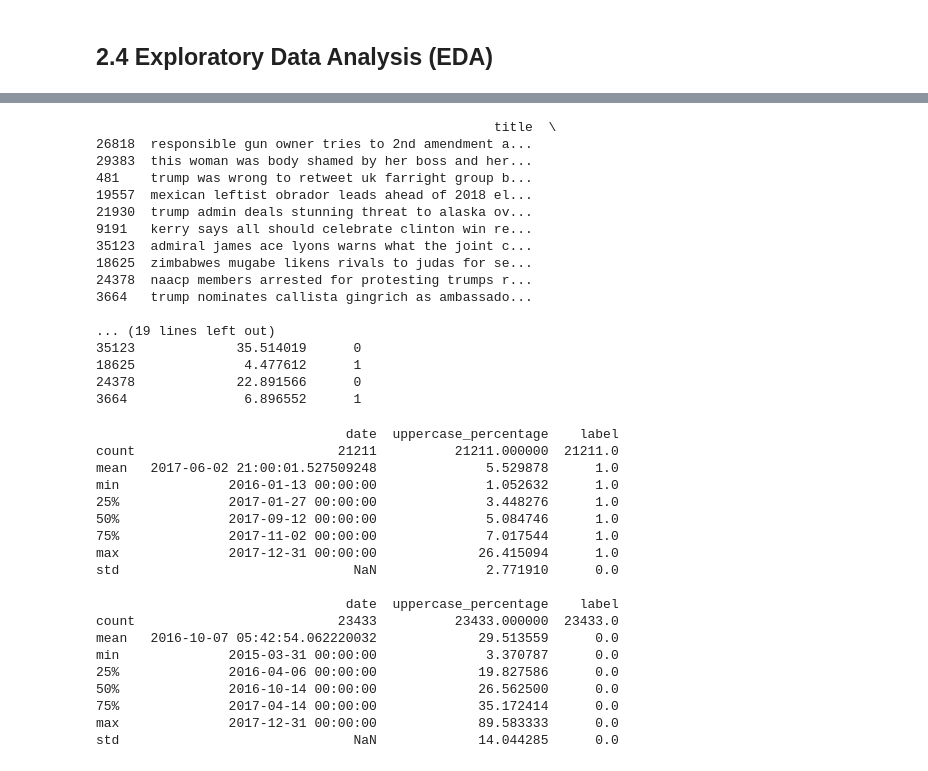
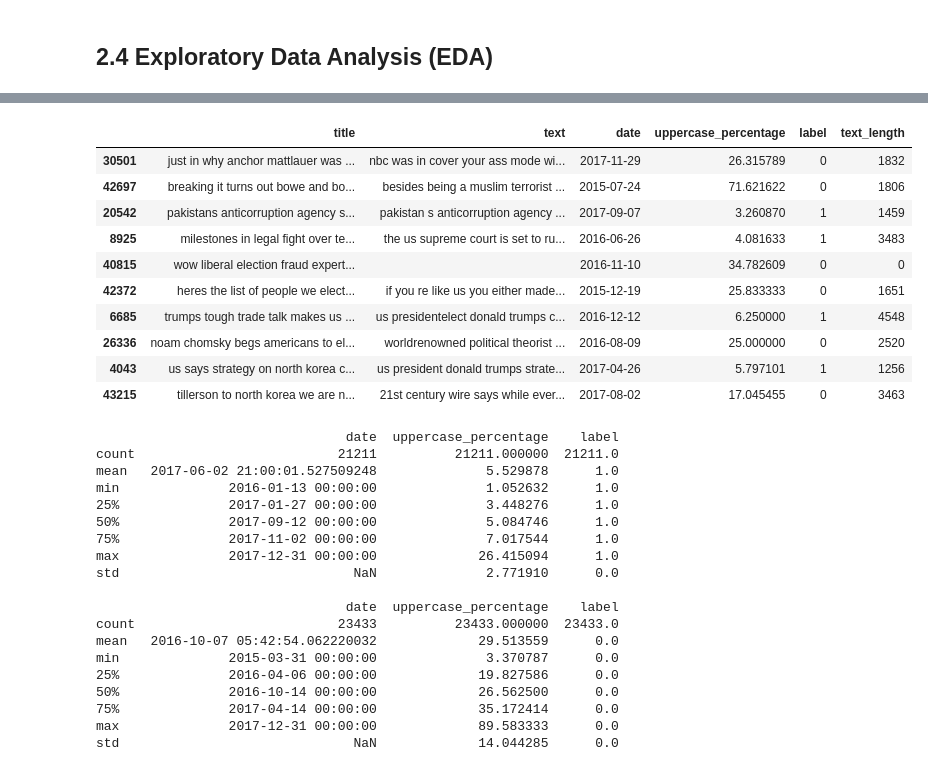
Before and after one commit to Val2425/MachineLearningProject-Korea2024, a Jupyter notebook: MachineLearningProject.ipynb, the cells around one changed output, grey strips where cells are left out. Cells and saved outputs as stored; diff of their text form; code cells hidden in the pictures.

```diff
--- a/MachineLearningProject.ipynb
+++ b/MachineLearningProject.ipynb
@@ -253,24 +261,18 @@ print(df.head())
 # %%
 # Visualize a sample of the dataset
-print(df.sample(10))
+df.sample(10)
 # %% [output]
-                                                   title  \
-26818  responsible gun owner tries to 2nd amendment a...
-29383  this woman was body shamed by her boss and her...
-481    trump was wrong to retweet uk farright group b...
-19557  mexican leftist obrador leads ahead of 2018 el...
-21930  trump admin deals stunning threat to alaska ov...
-9191   kerry says all should celebrate clinton win re...
-35123  admiral james ace lyons warns what the joint c...
-18625  zimbabwes mugabe likens rivals to judas for se...
-24378  naacp members arrested for protesting trumps r...
-3664   trump nominates callista gingrich as ambassado...
-
-... (19 lines left out)
-35123             35.514019      0
-18625              4.477612      1
-24378             22.891566      0
-3664               6.896552      1
+|  | title | text | date | uppercase_percentage | label | text_length |
+| 30501 | just in why anchor mattlauer was ... | nbc was in cover your ass mode wi... | 2017-11-29 | 26.315789 | 0 | 1832 |
+| 42697 | breaking it turns out bowe and bo... | besides being a muslim terrorist ... | 2015-07-24 | 71.621622 | 0 | 1806 |
+| 20542 | pakistans anticorruption agency s... | pakistan s anticorruption agency ... | 2017-09-07 | 3.260870 | 1 | 1459 |
+| 8925 | milestones in legal fight over te... | the us supreme court is set to ru... | 2016-06-26 | 4.081633 | 1 | 3483 |
+| 40815 | wow liberal election fraud expert... |  | 2016-11-10 | 34.782609 | 0 | 0 |
+| 42372 | heres the list of people we elect... | if you re like us you either made... | 2015-12-19 | 25.833333 | 0 | 1651 |
+| 6685 | trumps tough trade talk makes us ... | us presidentelect donald trumps c... | 2016-12-12 | 6.250000 | 1 | 4548 |
+| 26336 | noam chomsky begs americans to el... | worldrenowned political theorist ... | 2016-08-09 | 25.000000 | 0 | 2520 |
+| 4043 | us says strategy on north korea c... | us president donald trumps strate... | 2017-04-26 | 5.797101 | 1 | 1256 |
+| 43215 | tillerson to north korea we are n... | 21st century wire says while ever... | 2017-08-02 | 17.045455 | 0 | 3463 |
 # %%
 # Statistics
 print(true_df.describe())
```
Also changed, not shown: parts of 7 cells of this notebook.
